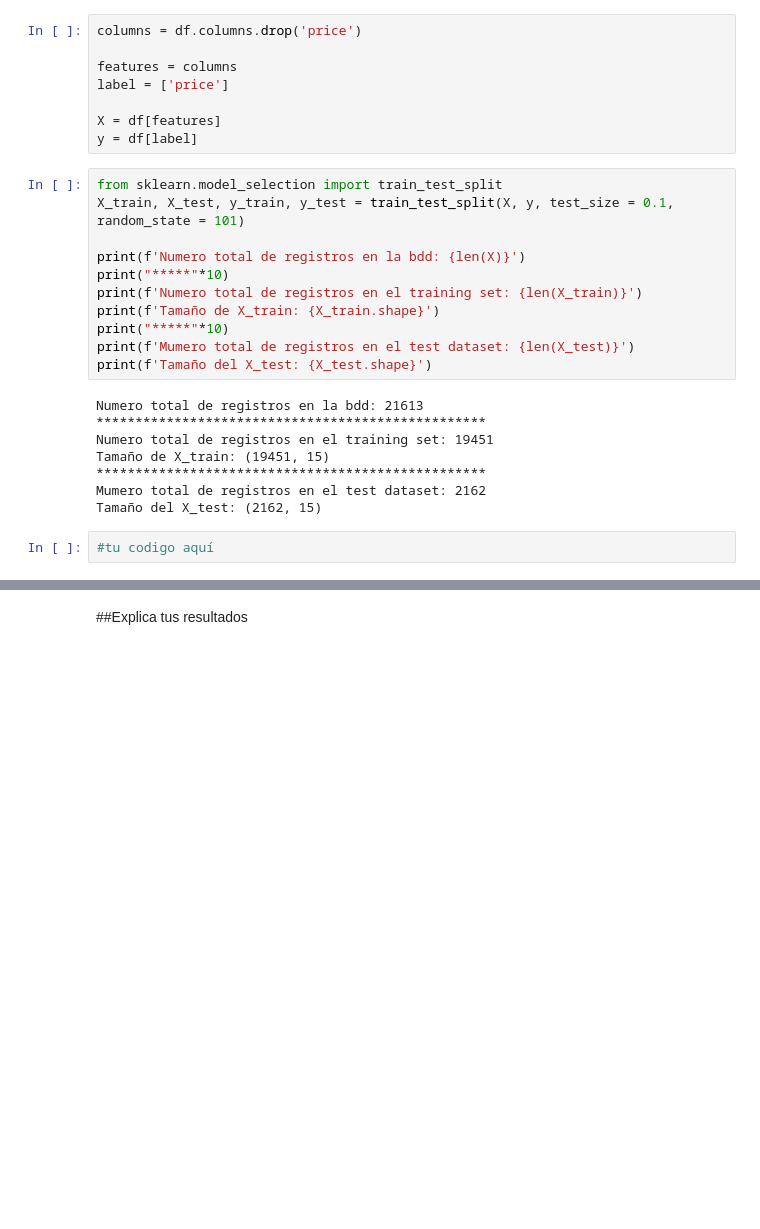
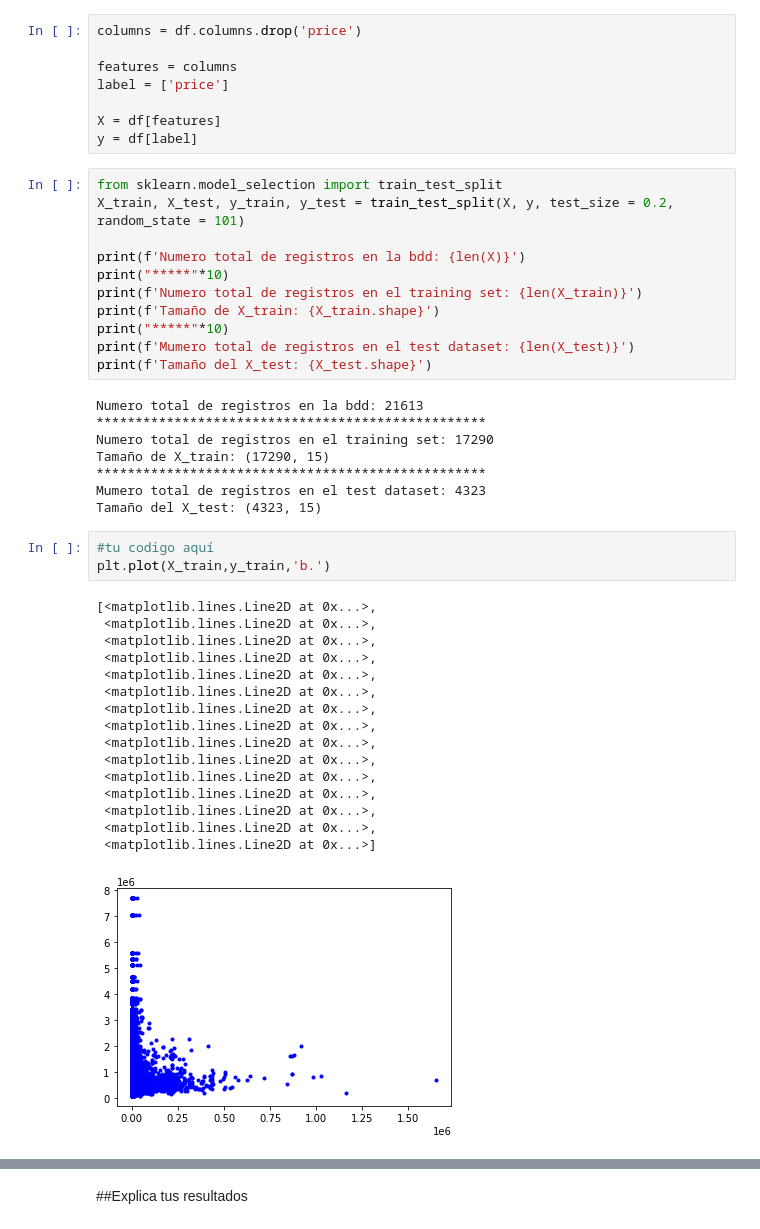
Before and after one commit to PosgradoMNA/actividades-de-aprendizaje-KevinBCruzMejia, a Jupyter notebook: TecMty_Regresion_lineal_polinomial_A01794176.ipynb, the cells around one changed output, grey strips where cells are left out. Cells and saved outputs as stored; diff of their text form; blank space fills up the shorter version.

```diff
--- a/TecMty_Regresion_lineal_polinomial_A01794176.ipynb
+++ b/TecMty_Regresion_lineal_polinomial_A01794176.ipynb
@@ -752,7 +767,7 @@ X = df[features]
 y = df[label]
 # %%
 from sklearn.model_selection import train_test_split
-X_train, X_test, y_train, y_test = train_test_split(X, y, test_size = 0.1, random_state = 101)
+X_train, X_test, y_train, y_test = train_test_split(X, y, test_size = 0.2, random_state = 101)
 
 print(f'Numero total de registros en la bdd: {len(X)}')
 print("*****"*10)
@@ -764,10 +779,28 @@ print(f'Tamaño del X_test: {X_test.shape}')
 # %% [output]
 Numero total de registros en la bdd: 21613
 **************************************************
-Numero total de registros en el training set: 19451
-Tamaño de X_train: (19451, 15)
+Numero total de registros en el training set: 17290
+Tamaño de X_train: (17290, 15)
 **************************************************
-Mumero total de registros en el test dataset: 2162
-Tamaño del X_test: (2162, 15)
+Mumero total de registros en el test dataset: 4323
+Tamaño del X_test: (4323, 15)
 # %%
 #tu codigo aquí
+plt.plot(X_train,y_train,'b.')
+# %% [output]
+[<matplotlib.lines.Line2D at 0x...>,
+ <matplotlib.lines.Line2D at 0x...>,
+ <matplotlib.lines.Line2D at 0x...>,
+ <matplotlib.lines.Line2D at 0x...>,
+ <matplotlib.lines.Line2D at 0x...>,
+ <matplotlib.lines.Line2D at 0x...>,
+ <matplotlib.lines.Line2D at 0x...>,
+ <matplotlib.lines.Line2D at 0x...>,
+ <matplotlib.lines.Line2D at 0x...>,
+ <matplotlib.lines.Line2D at 0x...>,
+ <matplotlib.lines.Line2D at 0x...>,
+ <matplotlib.lines.Line2D at 0x...>,
+ <matplotlib.lines.Line2D at 0x...>,
+ <matplotlib.lines.Line2D at 0x...>,
+ <matplotlib.lines.Line2D at 0x...>]
+[figure, added]
```
Also changed, not shown: parts of 53 cells of this notebook.
